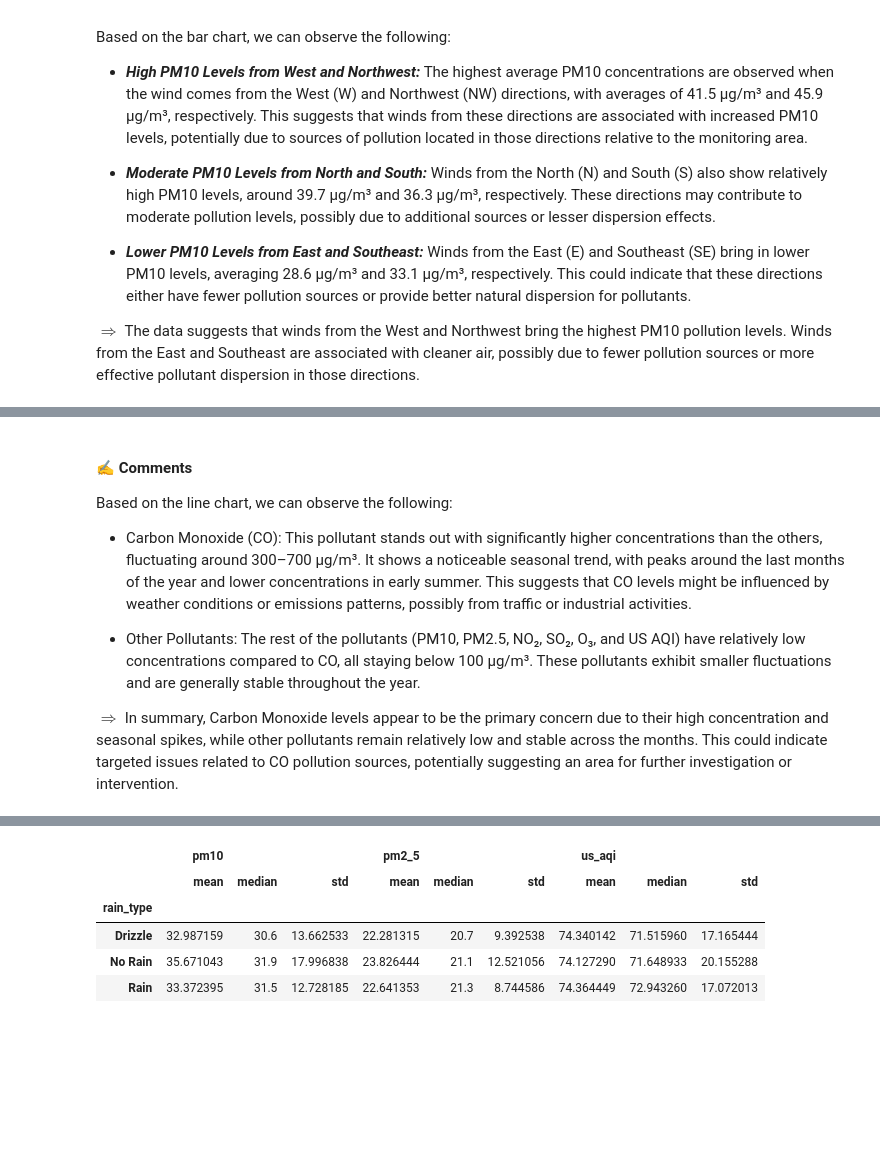
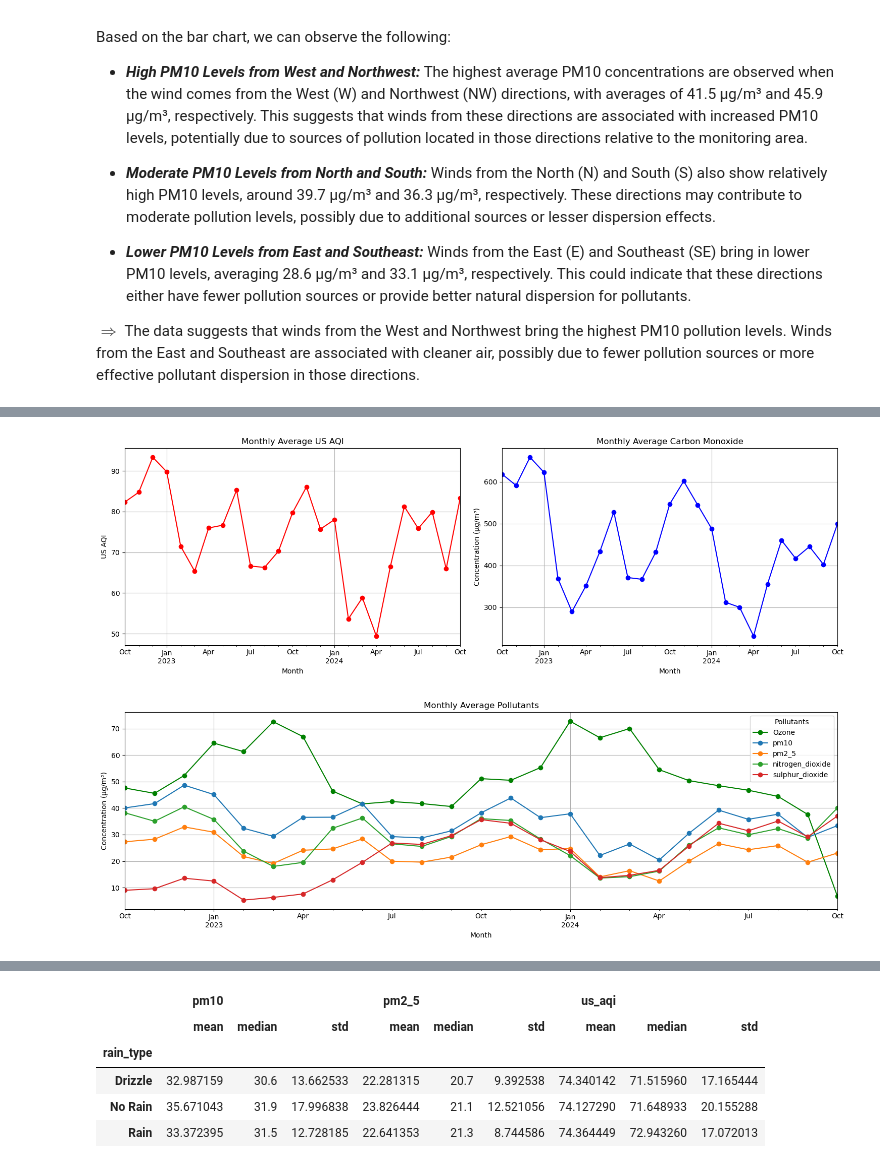
Before and after one commit to mtue04/HCMC-WAQ-Analysis, a Jupyter notebook: notebooks/3.2 - questioning.ipynb, the cells around one changed output, grey strips where cells are left out. Cells and saved outputs as stored; diff of their text form; code cells hidden in the pictures; blank space fills up the shorter version.

```diff
--- a/notebooks/3.2 - questioning.ipynb
+++ b/notebooks/3.2 - questioning.ipynb
@@ -139,10 +129,0 @@ $\Rightarrow$ The data suggests that winds from the West and Northwest bring the
-# %%
-# Preprocess data
-# Identify extreme weather events
-extreme_weather_types = ['Dense Drizzle', 'Dense Freezing Drizzle', 'Heavy Rain', 'Heavy Freezing Rain', 'Heavy Snow', 'Violent Rain Showers', 'Heavy Snow Showers']
-df_cleaned['is_extreme'] = df_cleaned['weather_status'].isin(extreme_weather_types)
-
-# Define pollutants to analyze
-pollutants = ['pm10', 'pm2_5', 'carbon_monoxide', 'nitrogen_dioxide', 'sulphur_dioxide', 'ozone']
-
-stats_df = pd.DataFrame()
@@ -290,15 +136,15 @@ $\Rightarrow$ In summary, extreme weather events have varying impacts on differe
 * Use date_time to group data by month or season, and analyze trends in air quality metrics like `pm10`, `pm2_5`, `us_aqi`, and other pollutants over time.
 * Evaluate correlations between weather metrics (`temperature_2m`, `relative_humidity_2m`, `precipitation`, `cloud_cover`, etc.) and air quality metrics to observe seasonal changes in air quality.
 # %%
-df3 = df_cleaned.copy()
+df2 = df_cleaned.copy()
 
 # Extract year, month and season from 'date_time'
-df3['month'] = df3['date_time'].dt.month
+df2['month'] = df2['date_time'].dt.month
 # Define seasons based on months
 season_mapping = {
     1: 'Dry', 2: 'Dry', 3: 'Dry', 4: 'Dry', 5: 'Rainy', 6: 'Rainy',
     7: 'Rainy', 8: 'Rainy', 9: 'Rainy', 10: 'Rainy', 11: 'Rainy', 12: 'Dry'
 }
-df3['season'] = df3['month'].map(season_mapping)
+df2['season'] = df2['month'].map(season_mapping)
 
-df3['month_year'] = df3['date_time'].dt.to_period('M')
+df2['month_year'] = df2['date_time'].dt.to_period('M')
@@ -321,9 +151,48 @@ plt.show()
-# %% [markdown]
-#### ✍️ **Comments**
-Based on the line chart, we can observe the following:
-
-* Carbon Monoxide (CO): This pollutant stands out with significantly higher concentrations than the others, fluctuating around 300–700 µg/m³. It shows a noticeable seasonal trend, with peaks around the last months of the year and lower concentrations in early summer. This suggests that CO levels might be influenced by weather conditions or emissions patterns, possibly from traffic or industrial activities.
-
-* Other Pollutants: The rest of the pollutants (PM10, PM2.5, NO₂, SO₂, O₃, and US AQI) have relatively low concentrations compared to CO, all staying below 100 µg/m³. These pollutants exhibit smaller fluctuations and are generally stable throughout the year.
-
-$\Rightarrow$ In summary, Carbon Monoxide levels appear to be the primary concern due to their high concentration and seasonal spikes, while other pollutants remain relatively low and stable across the months. This could indicate targeted issues related to CO pollution sources, potentially suggesting an area for further investigation or intervention.
+# %%
+monthly_avg = df2.groupby('month_year')[['pm10', 'pm2_5', 'carbon_monoxide', 'nitrogen_dioxide',
+                                    'sulphur_dioxide', 'ozone', 'us_aqi']].mean()
+
+# First figure
+fig1, axes1 = plt.subplots(1, 2, figsize=(15, 5), sharex=True)
+axes1 = axes1.flatten()
+
+monthly_avg['us_aqi'].plot(ax=axes1[0], kind='line', marker='o', color='red')
+axes1[0].set_title('Monthly Average US AQI')
+axes1[0].set_ylabel('US AQI')
+axes1[0].set_xlabel('Month')
+axes1[0].grid(True)
+
+monthly_avg['carbon_monoxide'].plot(ax=axes1[1], kind='line', marker='o', color='blue')
+axes1[1].set_title('Monthly Average Carbon Monoxide')
+axes1[1].set_ylabel('Concentration (µg/m³)')
+axes1[1].set_xlabel('Month')
+axes1[1].grid(True)
+
+plt.tight_layout()
+plt.savefig(question21_path)
+plt.show()
+# %% [output]
+[figure, added]
+# %%
+# Combined figure
+fig, ax = plt.subplots(figsize=(15, 5))
+
+# Plot Ozone
+monthly_avg['ozone'].plot(ax=ax, kind='line', marker='o', color='green', label='Ozone')
+
+# Plot other pollutants
+monthly_avg[['pm10', 'pm2_5', 'nitrogen_dioxide', 'sulphur_dioxide']].plot(
+    ax=ax, kind='line', marker='o'
+)
+
+ax.set_title('Monthly Average Pollutants')
+ax.set_ylabel('Concentration (µg/m³)')
+ax.set_xlabel('Month')
+ax.legend(title="Pollutants")
+ax.grid(True)
+
+plt.tight_layout()
+plt.savefig(question22_path)
+plt.show()
+# %% [output]
+[figure, added]
```
Also changed, not shown: parts of 24 cells of this notebook, 8 other files.
